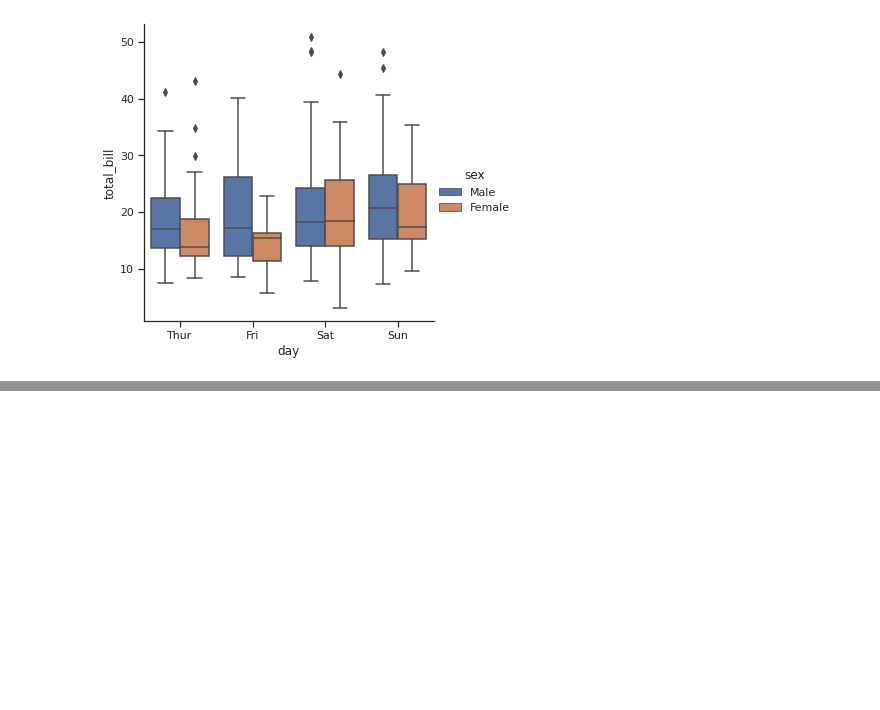
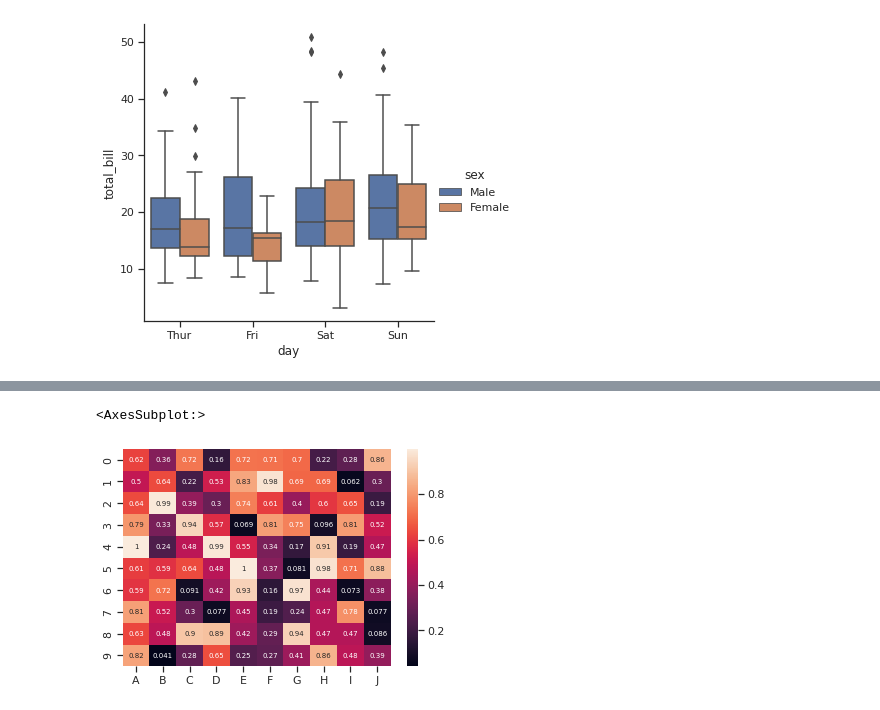
Before and after one commit to mirpouya/Basics-of-ML, a Jupyter notebook: Intermediate_Seaborn.ipynb, the cells around one changed output, grey strips where cells are left out. Saved outputs shown, nothing was run; the diff lists cells and outputs as text; code cells hidden in the pictures; blank space fills up the shorter version.

```diff
--- a/Intermediate_Seaborn.ipynb
+++ b/Intermediate_Seaborn.ipynb
@@ -192,0 +195,3 @@ sns.catplot(x="day", y="total_bill", hue="sex", kind="box", data=tips_data)
+# %%
+df = pd.DataFrame(np.random.rand(10,10), columns=list("ABCDEFGHIJ"))
+df.head()
@@ -192,0 +205,5 @@ sns.catplot(x="day", y="total_bill", hue="sex", kind="box", data=tips_data)
+# %%
+sns.heatmap(df, annot=True, annot_kws={"size":7})
+# %% [output]
+<AxesSubplot:>
+[figure, added]
```
Also changed, not shown: parts of 2 cells of this notebook.
